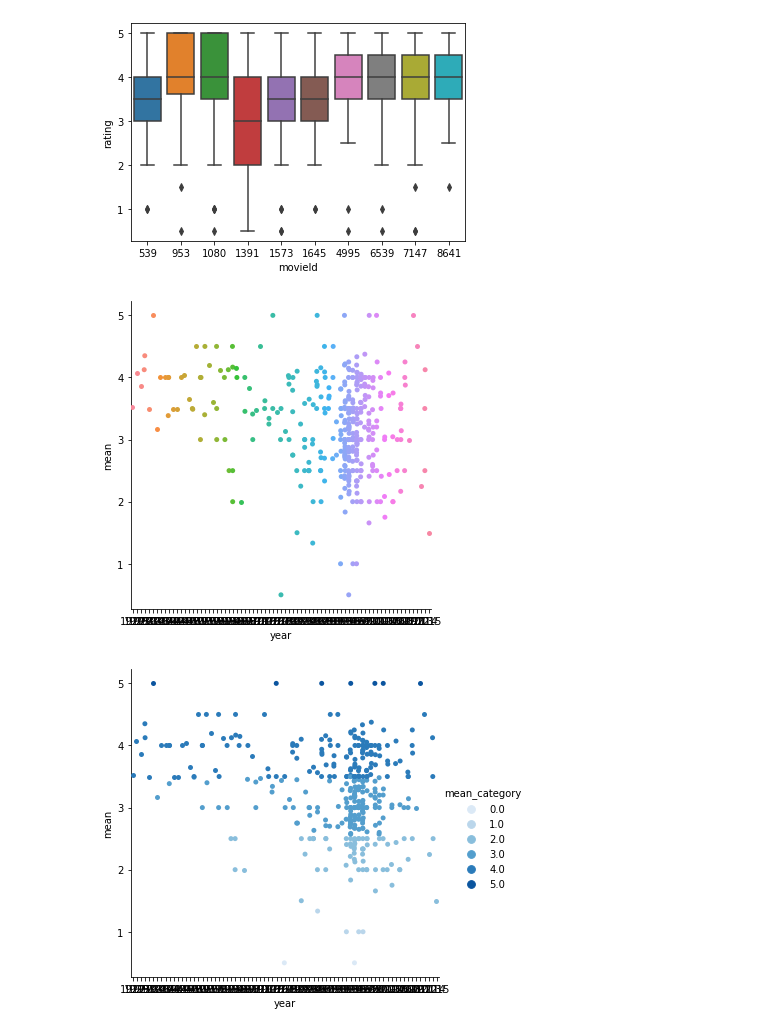
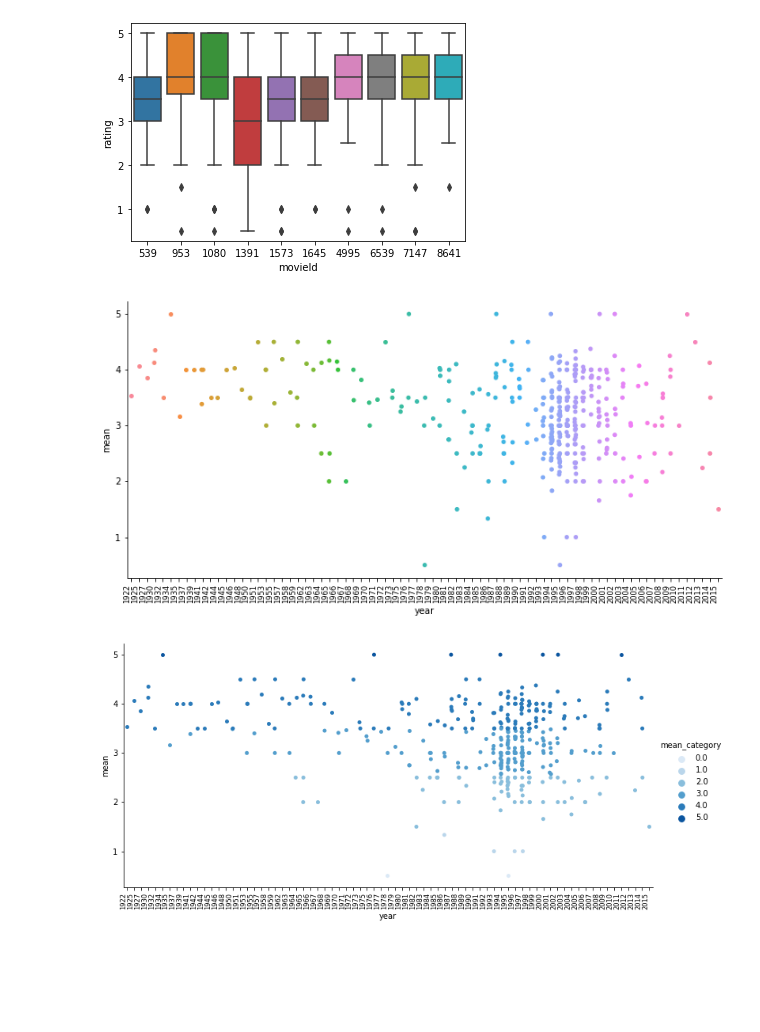
Before and after one commit to cleberjamaral/cleberjamaral.github.io, a Jupyter notebook: knowledge/research/machine-learning/4-data-visualization.ipynb, the cells around one changed output. Drawn from its saved outputs; the diff is of its cells as text; code cells hidden in the pictures; blank space fills up the shorter version.

```diff
--- a/knowledge/research/machine-learning/4-data-visualization.ipynb
+++ b/knowledge/research/machine-learning/4-data-visualization.ipynb
@@ -177,14 +177,14 @@ sns.boxplot(data = ratings.query(query), x = "movieId", y="rating")
 <matplotlib.axes._subplots.AxesSubplot at 0x...>
 [figure]
 # %%
-sns.catplot(data=movies, x="year", y="mean")
-p.set_xticklabels(p.get_xticklabels(), rotation = 45)
+p = sns.catplot(data=movies, x="year", y="mean", aspect=2)
+p.set_xticklabels(rotation = 90, horizontalalignment = 'right', fontsize='small')
 plt.show()
 # %% [output]
-[figure, old version]
+[figure, new version]
 # %%
-sns.catplot(data=movies, x="year", y="mean", hue="mean_category", palette = sns.color_palette("Blues", 6))
-p.set_xticklabels(p.get_xticklabels(), rotation = 45, horizontalalignment = 'right')
+p = sns.catplot(data=movies, x="year", y="mean", hue="mean_category", palette = sns.color_palette("Blues", 6), aspect=2)
+p.set_xticklabels(rotation = 90, horizontalalignment = 'right', fontsize='small')
 plt.show()
 # %% [output]
-[figure, old version]
+[figure, new version]
```
